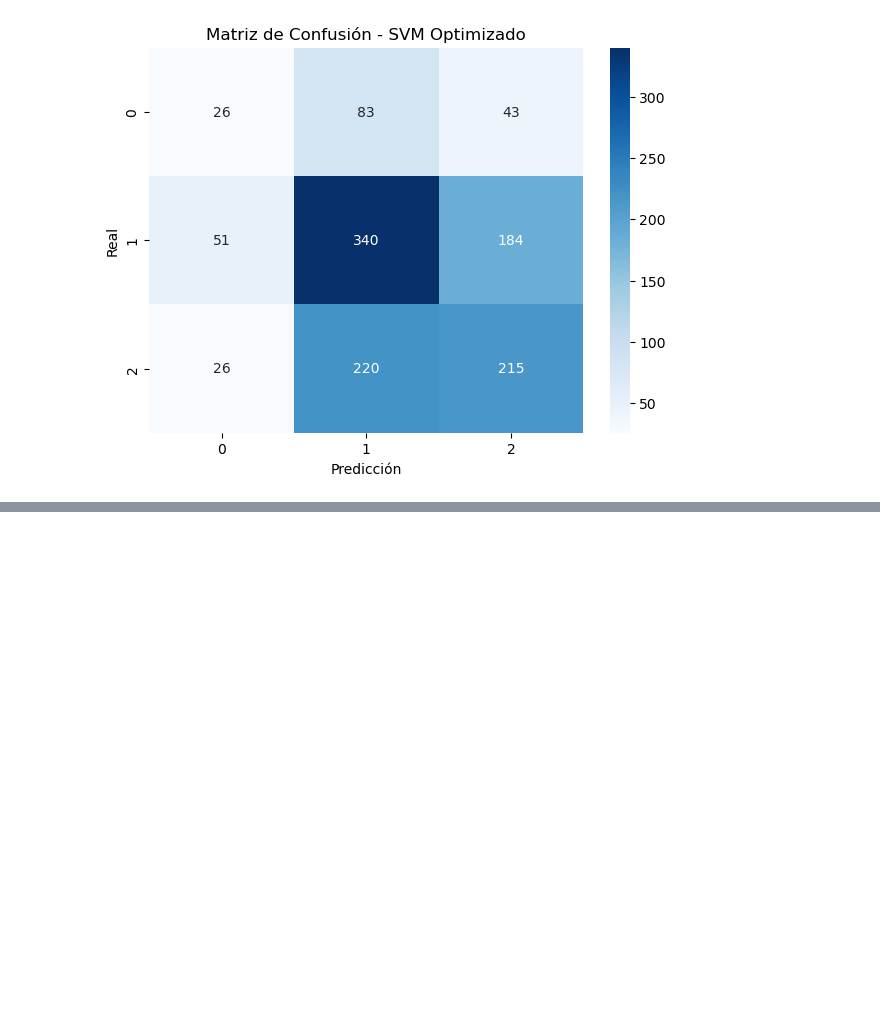
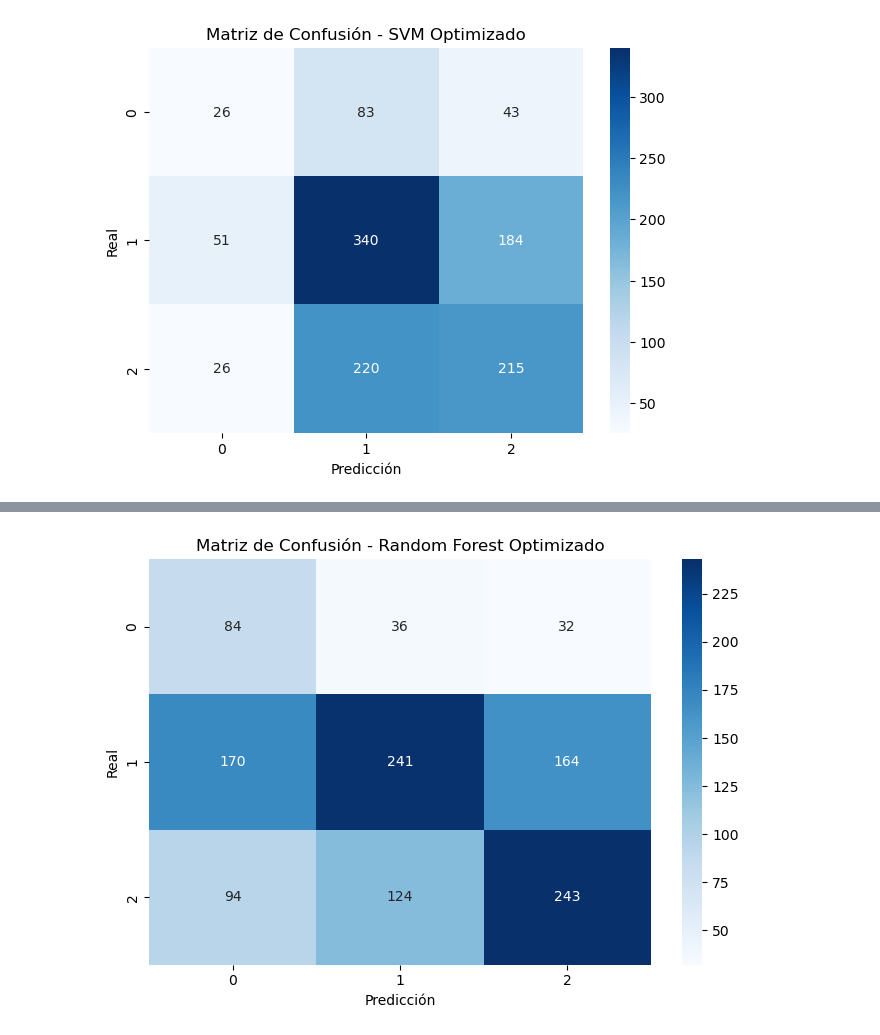
Before and after one commit to dvazquez1981/tp_final_AdM, a Jupyter notebook: TPG_Final.ipynb, the cells around one changed output, grey strips where cells are left out. Drawn from its saved outputs; the diff is of its cells as text; code cells hidden in the pictures; blank space fills up the shorter version.

```diff
--- a/TPG_Final.ipynb
+++ b/TPG_Final.ipynb
@@ -2921,0 +2974,20 @@ NameError: name 'svm_accuracy' is not defined
+# %%
+# ============================================================
+# RANDOM FOREST
+# ============================================================
+
+from sklearn.ensemble import RandomForestClassifier
+
+rf_pipeline = ImbPipeline(
+    steps=[
+        ("sampler", RandomOverSampler(random_state=42)),
+        ("rf", RandomForestClassifier(
+            random_state=42,
+            n_jobs=-1
+        ))
+    ]
+)
+
+rf_pipeline.fit(X_train, y_train)
+
+y_pred_rf = rf_pipeline.predict(X_test)
@@ -2921,0 +3187,26 @@ NameError: name 'svm_accuracy' is not defined
+# %%
+# ============================================================
+# MATRIZ DE CONFUSIÓN - RANDOM FOREST OPTIMIZADO
+# ============================================================
+
+cm_rf = confusion_matrix(
+    y_test,
+    y_pred_rf_best
+)
+
+plt.figure(figsize=(7, 5))
+
+sns.heatmap(
+    cm_rf,
+    annot=True,
+    fmt="d",
+    cmap="Blues"
+)
+
+plt.title("Matriz de Confusión - Random Forest Optimizado")
+plt.xlabel("Predicción")
+plt.ylabel("Real")
+plt.tight_layout()
+plt.show()
+# %% [output]
+[figure, added]
```
Also changed, not shown: parts of 10 cells of this notebook.
